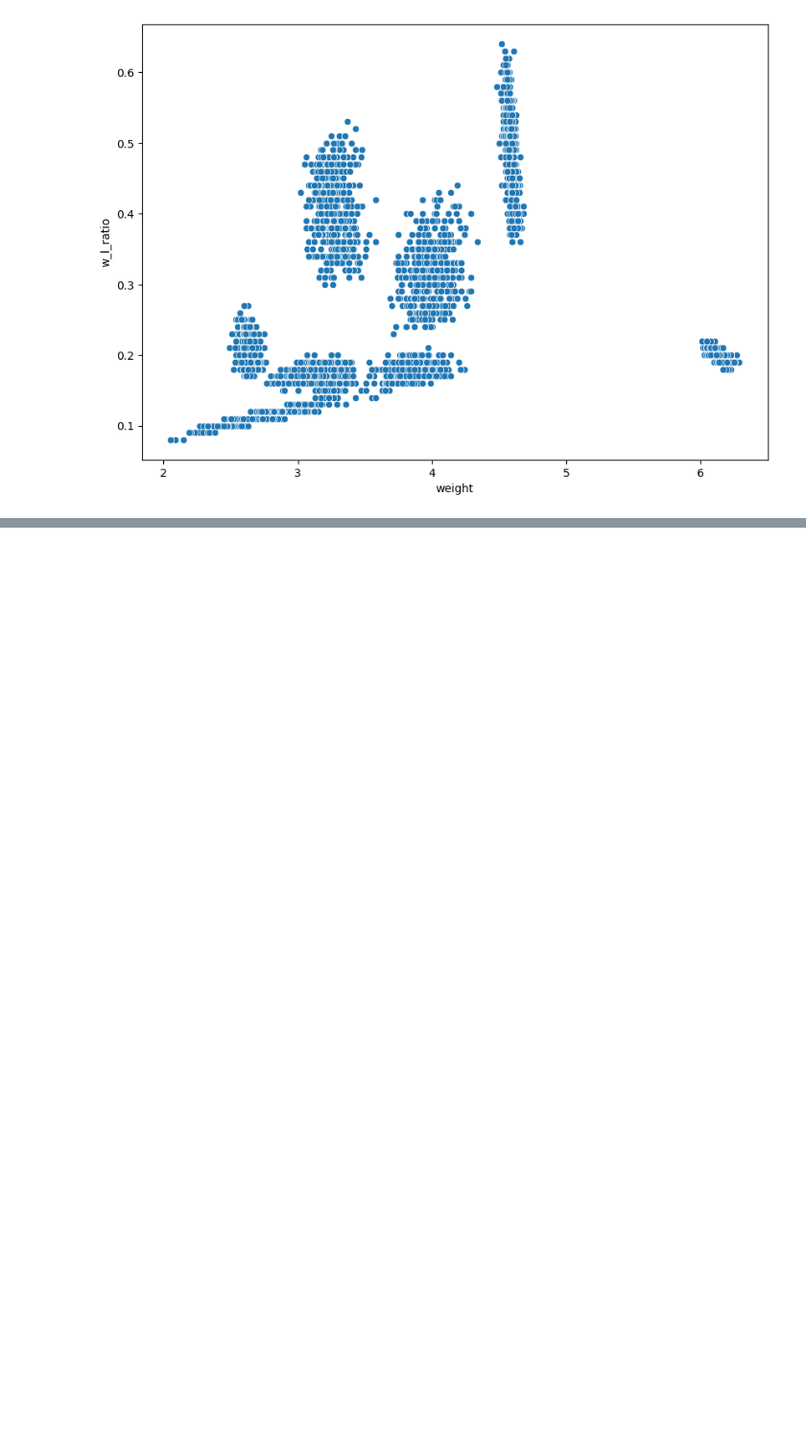
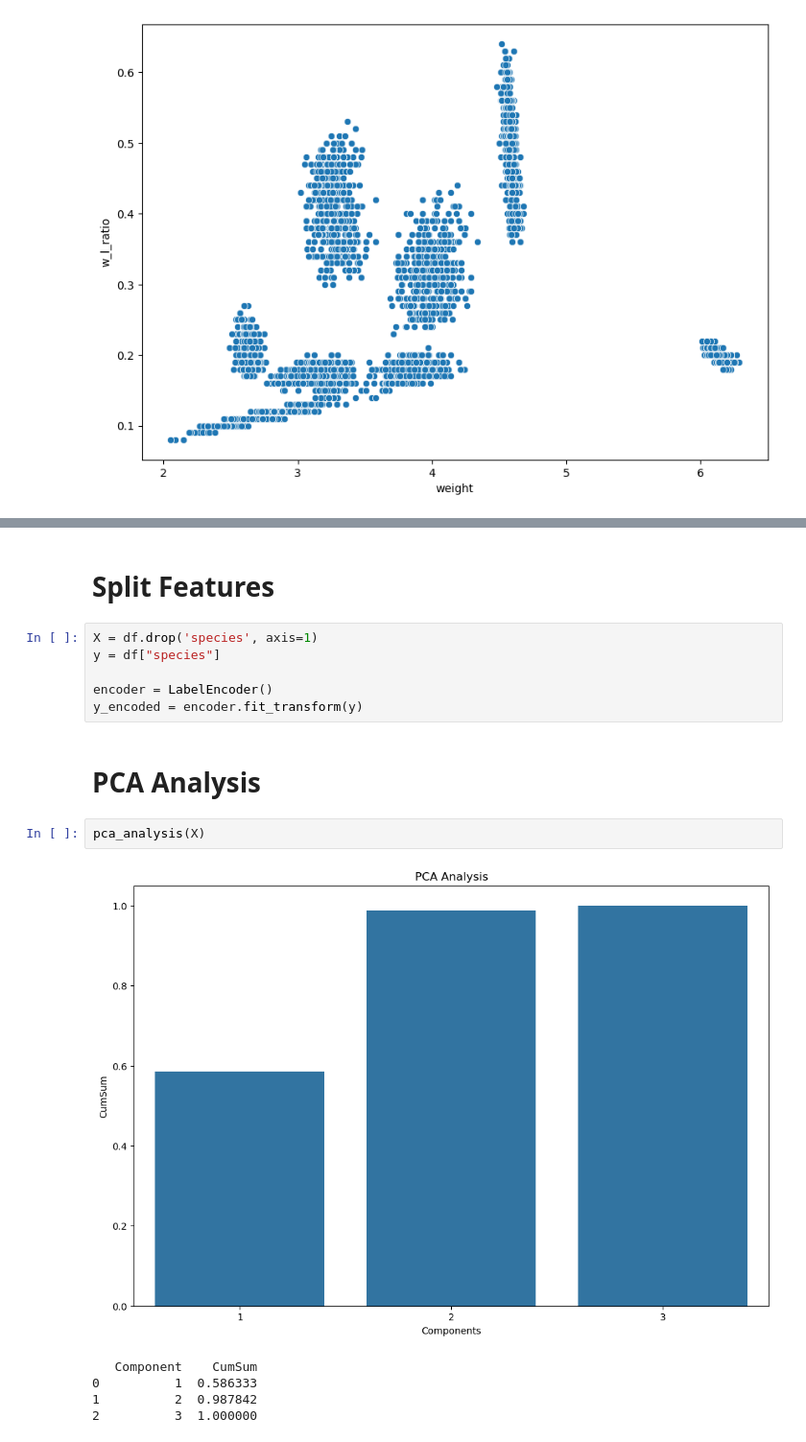
Before and after one commit to MaukanMir/Fish-Classification-Analysis, a Jupyter notebook: training.ipynb, the cells around one changed output, grey strips where cells are left out. Shown at 96% size. Saved outputs shown, nothing was run; the diff lists cells and outputs as text; blank space fills up the shorter version.

```diff
--- a/training.ipynb
+++ b/training.ipynb
@@ -328,0 +429,18 @@ for col in numerical_types.columns:
+# %% [markdown]
+# Split Features
+# %%
+X = df.drop('species', axis=1)
+y = df["species"]
+
+encoder = LabelEncoder()
+y_encoded = encoder.fit_transform(y)
+# %% [markdown]
+# PCA Analysis
+# %%
+pca_analysis(X)
+# %% [output]
+[figure, added]
+   Component    CumSum
+0          1  0.586333
+1          2  0.987842
+2          3  1.000000
```
Also changed, not shown: parts of 13 cells of this notebook, 20 other files.
